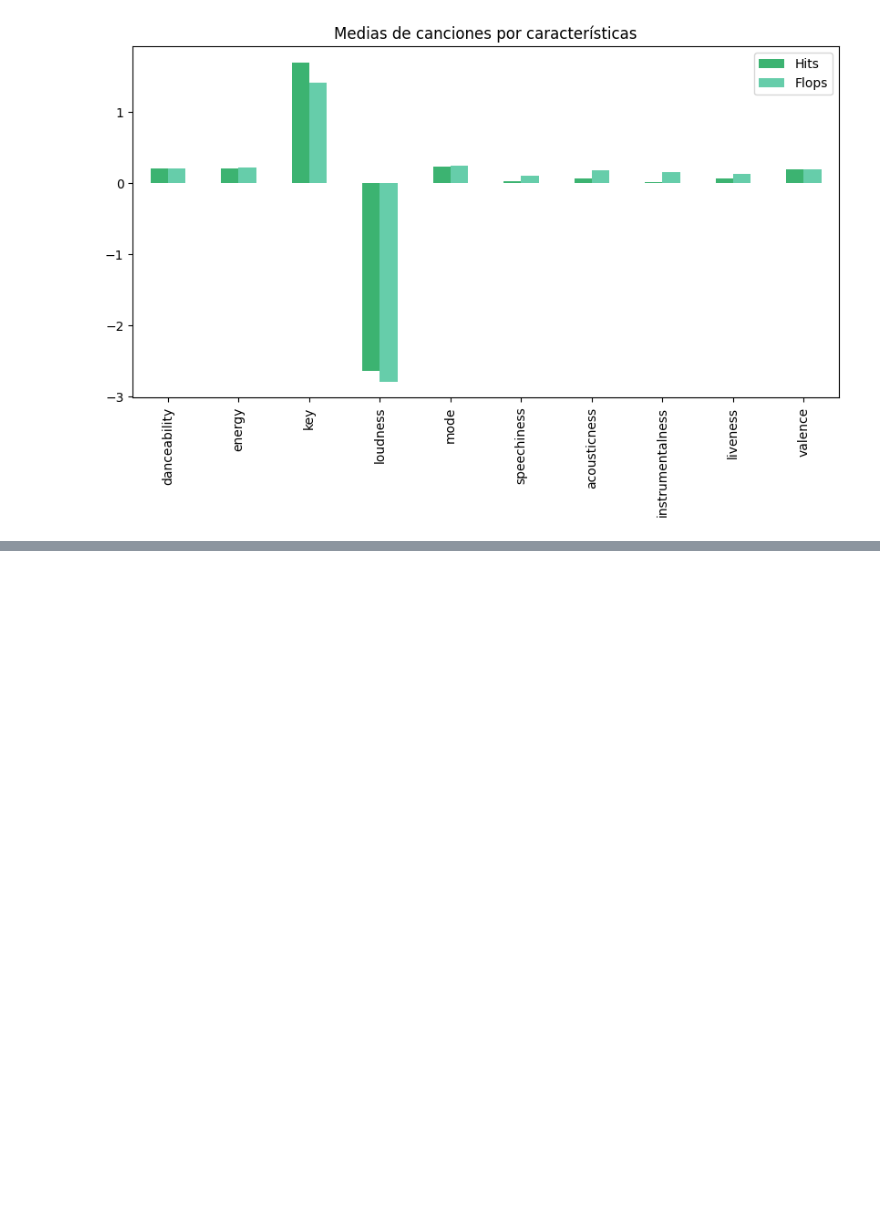
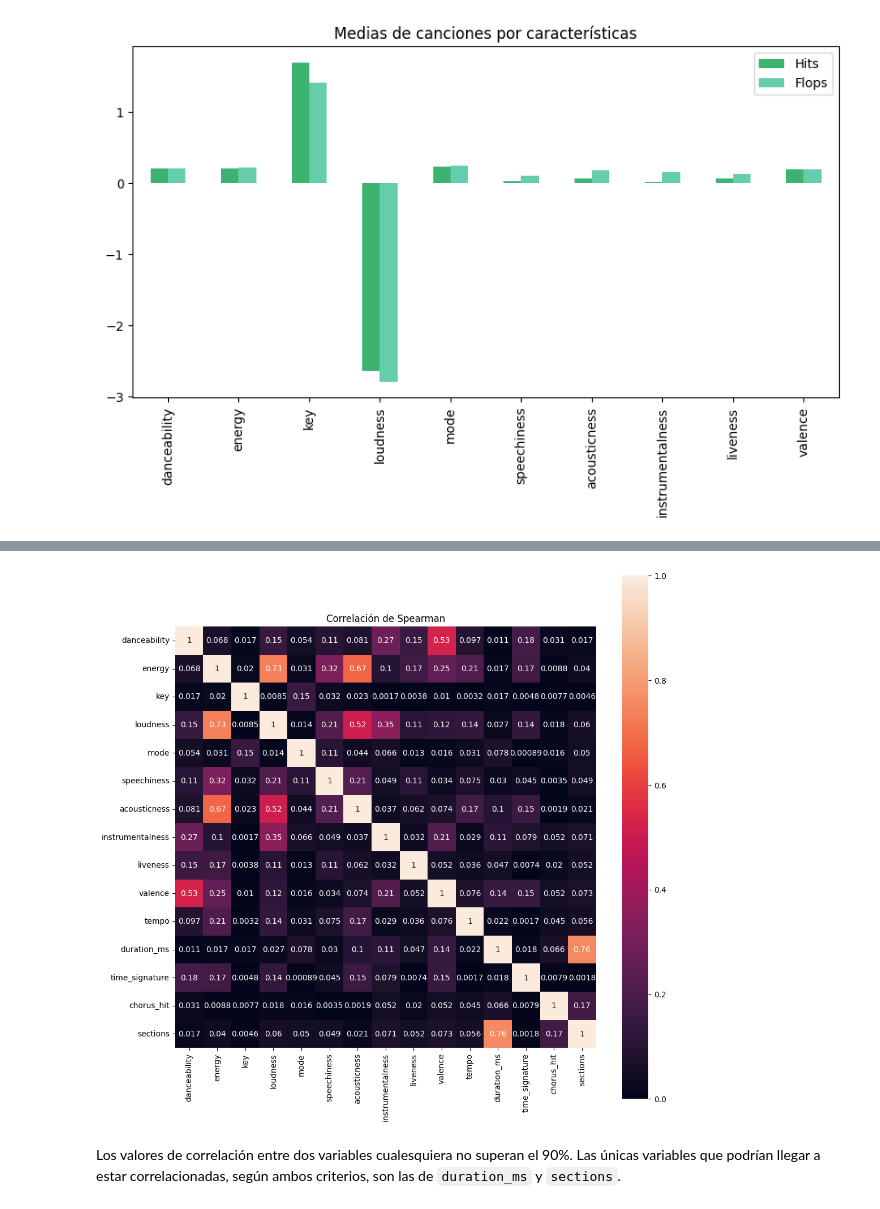
Before and after one commit to tyzurc/spotify_hits, a Jupyter notebook: spotify_hits.ipynb, the cells around one changed output, grey strips where cells are left out. Saved outputs shown, nothing was run; the diff lists cells and outputs as text; code cells hidden in the pictures; blank space fills up the shorter version.

```diff
--- a/spotify_hits.ipynb
+++ b/spotify_hits.ipynb
@@ -338,3 +362,19 @@ A juzgar por las diferencias en las medias entre éxitos y fracasos, parece habe
+# %%
+spearman_corr = clean_df.drop(['target', 'decade'], axis=1).corr(method='spearman')
+
+fig, ax = plt.subplots(figsize=(12, 12))
+plt.title('Correlación de Spearman')
+sns.heatmap(spearman_corr.abs(),
+            square=True,
+            vmin=0,
+            vmax=1,
+            ax=ax,
+            annot=True)
+plt.show()
+# %% [output]
+[figure, added]
+# %% [markdown]
+Los valores de correlación entre dos variables cualesquiera no superan el 90%. Las únicas variables que podrían llegar a estar correlacionadas, según ambos criterios, son las de `duration_ms` y `sections`.
 # %% [markdown]
 ## Insights preliminares
 
```
Also changed, not shown: parts of 67 cells of this notebook, 3 other files.
